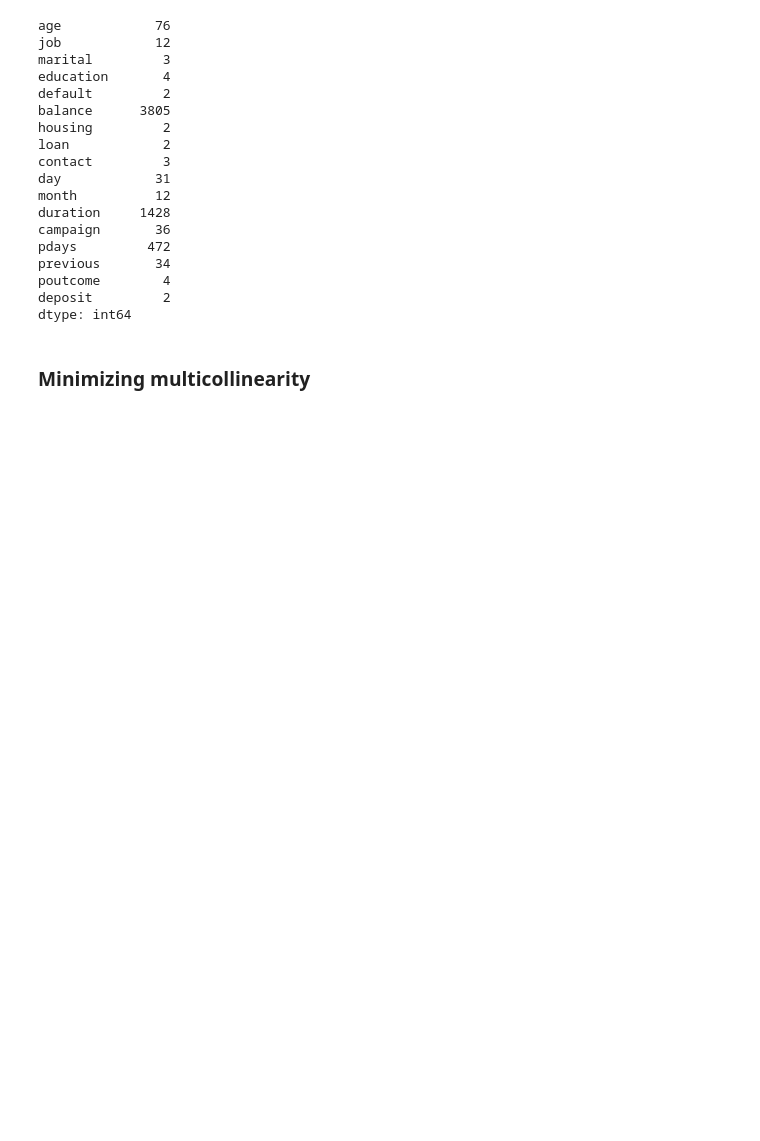
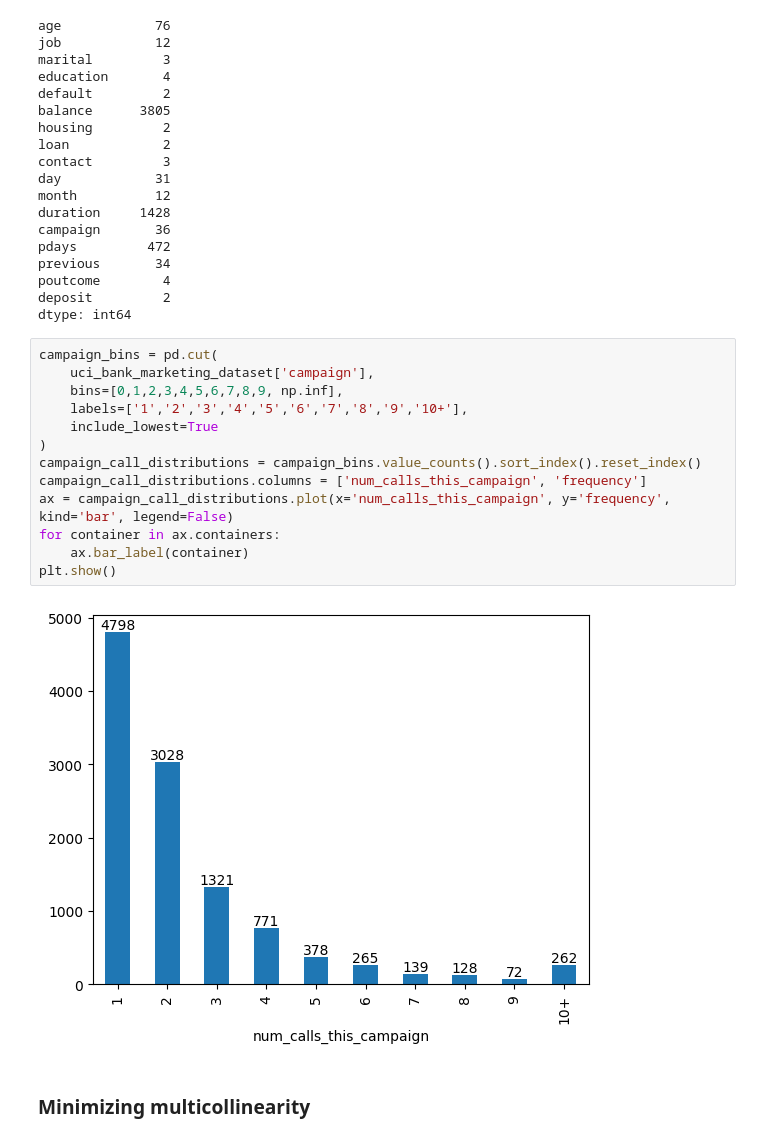
Before and after one commit to av1kav/jupyter-notebooks, a Jupyter notebook: SurvivalAnalysis.ipynb, the cells around one changed output. Cells and saved outputs as stored; diff of their text form; blank space fills up the shorter version.

Commit message:
Adding Kaplan-Meier curves and conclusions

```diff
--- a/SurvivalTimeAnalysis.ipynb
+++ b/SurvivalAnalysis.ipynb
@@ -104,6 +117,21 @@ previous       34
 poutcome        4
 deposit         2
 dtype: int64
+# %%
+campaign_bins = pd.cut(
+    uci_bank_marketing_dataset['campaign'],
+    bins=[0,1,2,3,4,5,6,7,8,9, np.inf],
+    labels=['1','2','3','4','5','6','7','8','9','10+'],
+    include_lowest=True
+)
+campaign_call_distributions = campaign_bins.value_counts().sort_index().reset_index()
+campaign_call_distributions.columns = ['num_calls_this_campaign', 'frequency']
+ax = campaign_call_distributions.plot(x='num_calls_this_campaign', y='frequency', kind='bar', legend=False)
+for container in ax.containers:
+    ax.bar_label(container)
+plt.show()
+# %% [output]
+[figure, added]
 # %% [markdown]
 ### Minimizing multicollinearity
 # %%
```
Also changed, not shown: parts of 20 cells of this notebook, 1 other file.
